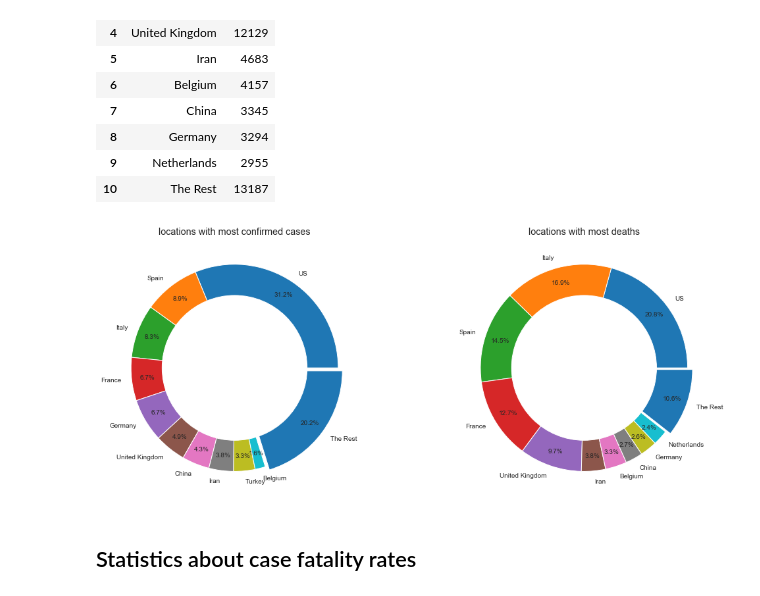
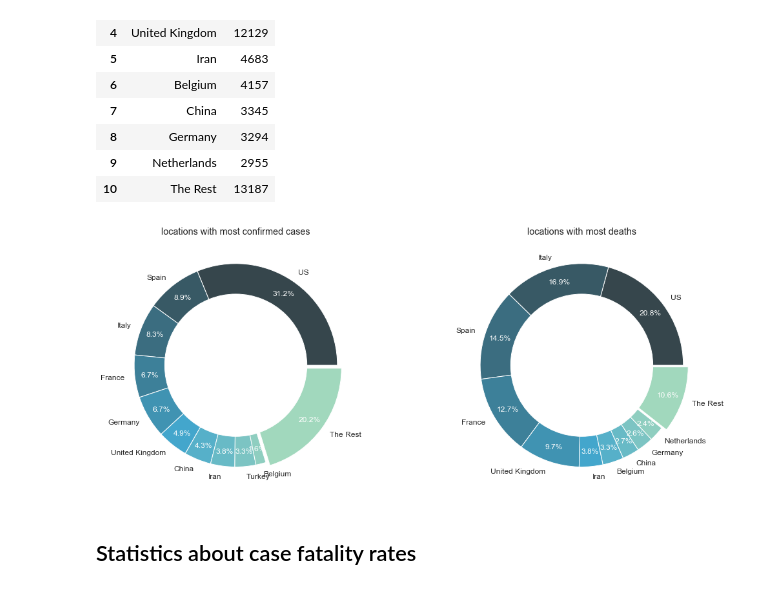
Before and after one commit to nnworkspace/covid19-insight, a Jupyter notebook: covid19-insight.ipynb, the cells around one changed output. Saved outputs shown, nothing was run; the diff lists cells and outputs as text; code cells hidden in the pictures.

Commit message:
modify the patch colors

```diff
--- a/covid19-insight.ipynb
+++ b/covid19-insight.ipynb
@@ -130,32 +130,47 @@ df_pie_2
 # %%
 # make the pie plots of the confirmed cases and deaths
 
 fig, (ax1, ax2) = plt.subplots(1, 2, figsize=(16, 6))
 
 expl = np.zeros(10)
 explode = np.append(expl, 0.05)
 
+colors = sns.color_palette("GnBu_d", len(df_pie_1))
+textprops = { 'fontsize': 12 }
+
 # ax1 for pie chart of confirmed cases
-ax1.pie(df_pie_1.Confirmed, labels = df_pie_1.Country_Region, autopct = '%1.1f%%', pctdistance = 0.85, explode = explode)
+patches1, texts1, autotexts1 = ax1.pie(df_pie_1.Confirmed, labels = df_pie_1.Country_Region, autopct = '%1.1f%%', pctdistance = 0.85, colors = colors, explode = explode, textprops = textprops)
 ax1.set_title('locations with most confirmed cases', size = 'x-large')
 
 # ax2 for pie chart of deaths
-ax2.pie(df_pie_2.Deaths, labels = df_pie_2.Country_Region, autopct = '%1.1f%%', pctdistance = 0.85, explode = explode)
+patches2, texts2, autotexts2 = ax2.pie(df_pie_2.Deaths, labels = df_pie_2.Country_Region, autopct = '%1.1f%%', pctdistance = 0.85, colors = colors, explode = explode, textprops = textprops)
 ax2.set_title('locations with most deaths', size = 'x-large')
 
 # add white centre disk to both pies
 for ax in fig.axes:
     centre_disk = plt.Circle((0,0), 0.70, fc='white')
     ax.add_artist(centre_disk)
 
-# Cosmetics
+
+# ===================== Cosmetics =====================
+
+# add white centre disk to both pies
+for ax in fig.axes:
+    centre_disk = plt.Circle((0,0), 0.70, fc='white')
+    ax.add_artist(centre_disk)
+
+# chage the percentage text to white
+for (t1, t2) in zip(autotexts1, autotexts2):
+    t1.set_color('white')
+    t2.set_color('white')
+
 plt.tight_layout()
 plt.savefig("images/pie_confirmed_{}-dpi-200.jpg".format(dateStr), format="jpg", dpi = 200)
 # plt.savefig("images/pie_confirmed_{}-dpi-300.jpg".format(dateStr), format="jpg", dpi = 300)
 plt.savefig("images/pie_confirmed_{}.svg".format(dateStr), format="svg")
 plt.show()
 # %% [output]
-[figure, old version]
+[figure, new version]
 # %% [markdown]
 ## Statistics about case fatality rates
 # %%
```
Also changed, not shown: 2 other files.
